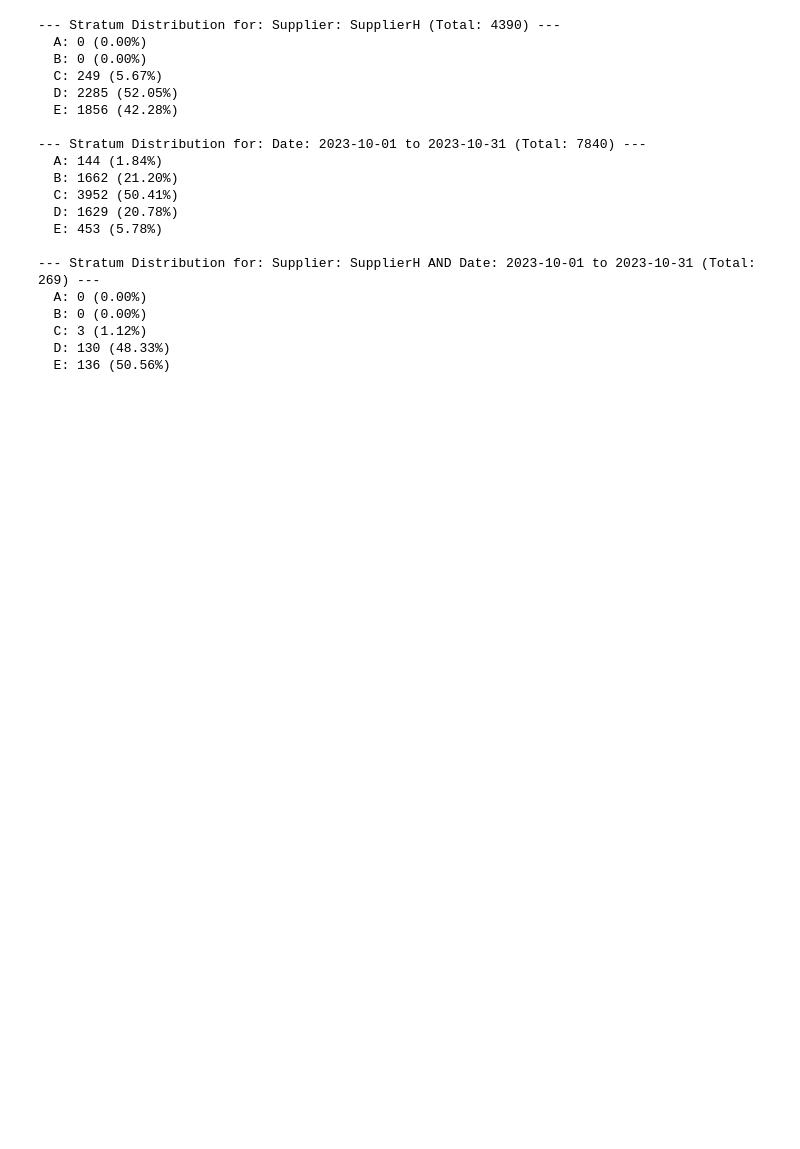
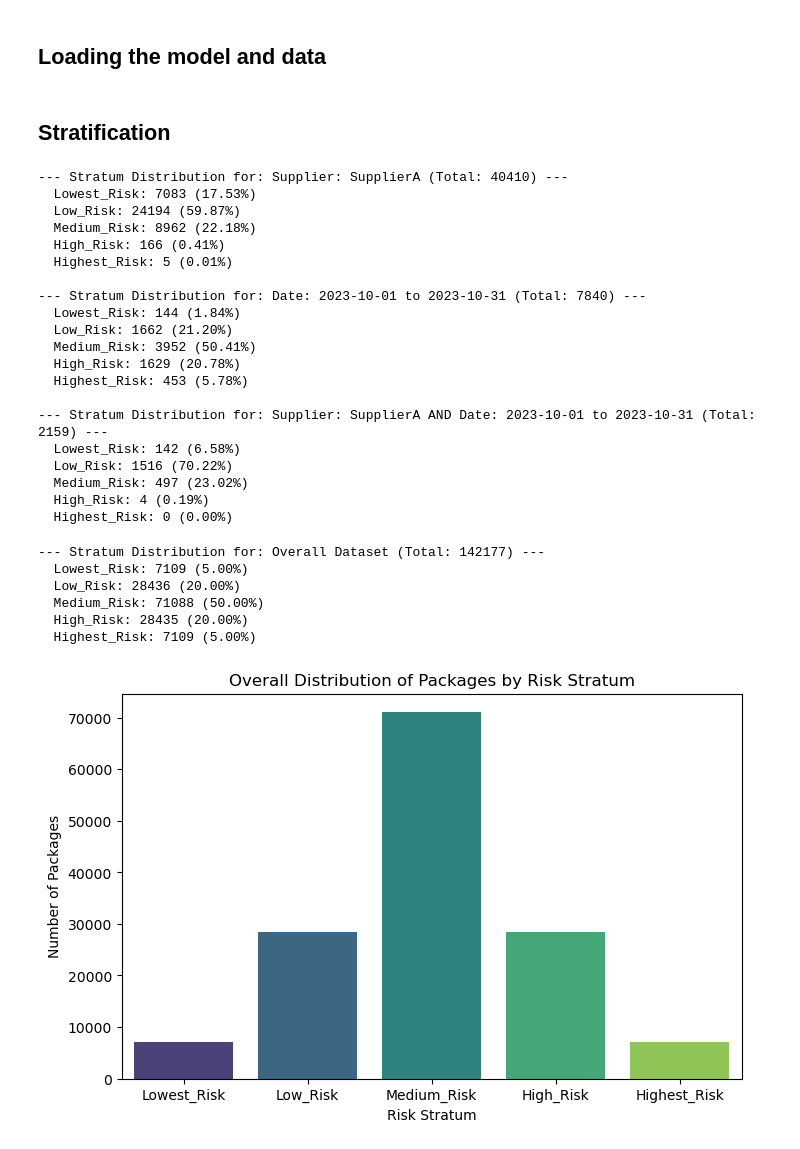
Before and after one commit to uligt/capstone, a Jupyter notebook: EDA/stratification/stratification.ipynb, the cells around one changed output. Saved outputs shown, nothing was run; the diff lists cells and outputs as text; code cells hidden in the pictures; blank space fills up the shorter version.

Commit message:
created eda for stratification

```diff
--- a/EDA/stratification/stratification.ipynb
+++ b/EDA/stratification/stratification.ipynb
@@ -17 +11,3 @@ Current working directory: /Users/ulisesgordillo/Downloads/capstone/model_output
+# %% [markdown]
+## Loading the model and data
 # %%
@@ -58,7 +52,7 @@ else:
 # --- Step 1: Configuration for Stratification ---
 probability_class_idx_for_strata = 0
 strata_config = {
-    'labels': ['A', 'B', 'C', 'D', 'E'],
+    'labels': ['Lowest_Risk', 'Low_Risk', 'Medium_Risk', 'High_Risk', 'Highest_Risk'],
     'quantiles': [0, 0.05, 0.25, 0.75, 0.95, 1.0]
 }
 # Dynamically create the names for the new columns
@@ -102,6 +96,8 @@ if ('model_lgb' in locals() and
     )
 else:
     print("Initial setup skipped: Required variables (model_lgb, X_test, final_df) not found or not of correct type.")
+# %% [markdown]
+## Stratification
 # %%
 def print_stratum_distribution(df, column_name, config_labels, description="Data"):
     if df is None or df.empty:
@@ -121,7 +117,7 @@ def print_stratum_distribution(df, column_name, config_labels, description="Data
 
 #Manual definition of the stratification column and its configuration
 # Example: (Replace with your actual values)
-filter_supplier_name = 'SupplierH'
+filter_supplier_name = 'SupplierA'
 filter_start_date = pd.to_datetime('2023-10-01')
 filter_end_date = pd.to_datetime('2023-10-31')
 # --- END OF MANUAL DEFINITION ---
@@ -163,23 +159,44 @@ if 'stratified_df' in locals() and stratified_df is not None:
 else:
     print("`stratified_df` not found or is None. Cannot perform filtering.")
 # %% [output]
---- Stratum Distribution for: Supplier: SupplierH (Total: 4390) ---
-  A: 0 (0.00%)
-  B: 0 (0.00%)
-  C: 249 (5.67%)
-  D: 2285 (52.05%)
-  E: 1856 (42.28%)
+--- Stratum Distribution for: Supplier: SupplierA (Total: 40410) ---
+  Lowest_Risk: 7083 (17.53%)
+  Low_Risk: 24194 (59.87%)
+  Medium_Risk: 8962 (22.18%)
+  High_Risk: 166 (0.41%)
+  Highest_Risk: 5 (0.01%)
 
 --- Stratum Distribution for: Date: 2023-10-01 to 2023-10-31 (Total: 7840) ---
-  A: 144 (1.84%)
-  B: 1662 (21.20%)
-  C: 3952 (50.41%)
-  D: 1629 (20.78%)
-  E: 453 (5.78%)
+  Lowest_Risk: 144 (1.84%)
+  Low_Risk: 1662 (21.20%)
+  Medium_Risk: 3952 (50.41%)
+  High_Risk: 1629 (20.78%)
+  Highest_Risk: 453 (5.78%)
 
---- Stratum Distribution for: Supplier: SupplierH AND Date: 2023-10-01 to 2023-10-31 (Total: 269) ---
-  A: 0 (0.00%)
-  B: 0 (0.00%)
-  C: 3 (1.12%)
-  D: 130 (48.33%)
-  E: 136 (50.56%)
+--- Stratum Distribution for: Supplier: SupplierA AND Date: 2023-10-01 to 2023-10-31 (Total: 2159) ---
+  Lowest_Risk: 142 (6.58%)
+  Low_Risk: 1516 (70.22%)
+  Medium_Risk: 497 (23.02%)
+  High_Risk: 4 (0.19%)
+  Highest_Risk: 0 (0.00%)
+# %%
+if 'stratified_df' in locals() and stratified_df is not None and stratum_col_name in stratified_df.columns:
+    print_stratum_distribution(stratified_df, stratum_col_name, strata_config['labels'],
+                               description="Overall Dataset")
+
+    plt.figure(figsize=(8, 5))
+    sns.countplot(data=stratified_df, x=stratum_col_name, order=strata_config['labels'], palette="viridis")
+    plt.title('Overall Distribution of Packages by Risk Stratum')
+    plt.xlabel('Risk Stratum')
+    plt.ylabel('Number of Packages')
+    plt.show()
+else:
+    print("Skipping Overall Analysis: stratified_df not available or stratum column missing.")
+# %% [output]
+--- Stratum Distribution for: Overall Dataset (Total: 142177) ---
+  Lowest_Risk: 7109 (5.00%)
+  Low_Risk: 28436 (20.00%)
+  Medium_Risk: 71088 (50.00%)
+  High_Risk: 28435 (20.00%)
+  Highest_Risk: 7109 (5.00%)
+[figure, added]
```
Also changed, not shown: parts of 17 cells of this notebook.
